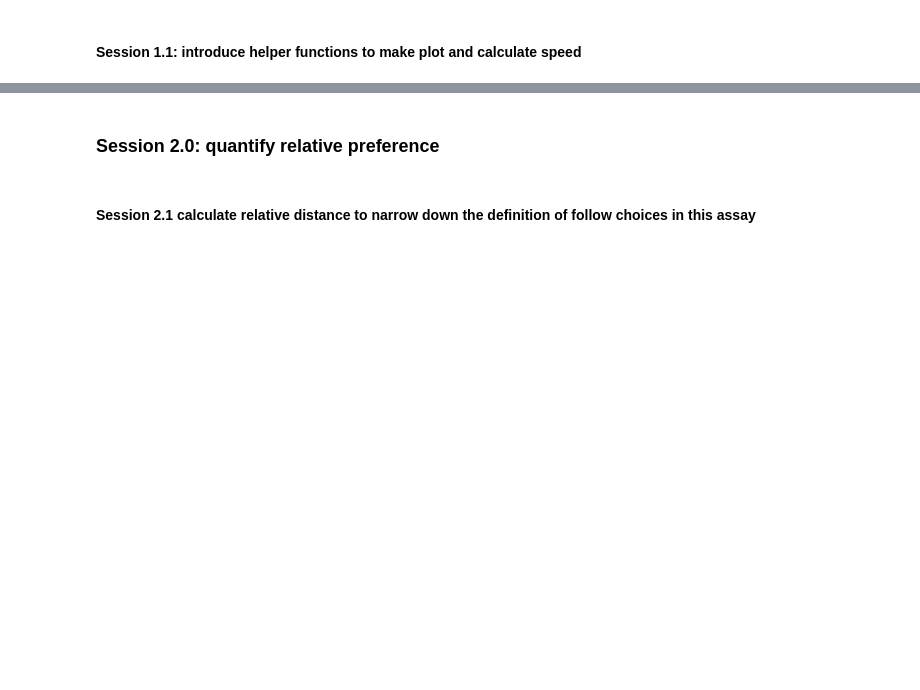
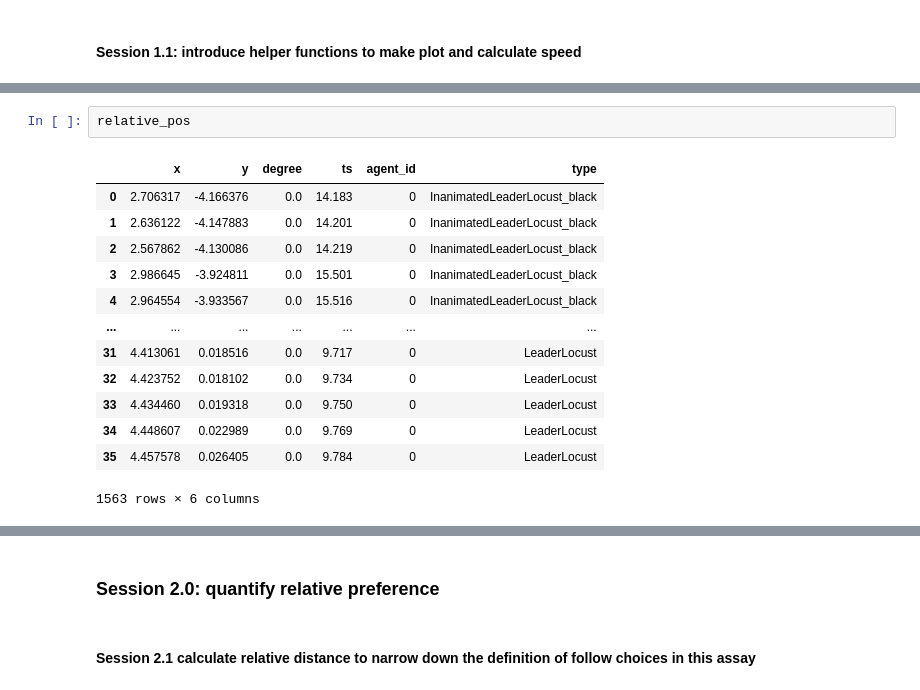
Before and after one commit to chiyu1203/UnityDataAnalysis, a Jupyter notebook: preference_analysis_tutorial.ipynb, the cells around one changed output, grey strips where cells are left out. Saved outputs shown, nothing was run; the diff lists cells and outputs as text; blank space fills up the shorter version.

```diff
--- a/preference_analysis_tutorial.ipynb
+++ b/preference_analysis_tutorial.ipynb
@@ -158,3 +160,19 @@ if "largest_unfilled_gap" in locals():
     analysis_methods['largest_unfilled_gap']= largest_unfilled_gap
 else:
     print("'largest_unfilled_gap' is not defined. Probably because the wrong folder of database is selected or portable USB is not inserted")
+# %%
+relative_pos
+# %% [output]
+|  | x | y | degree | ts | agent_id | type |
+| 0 | 2.706317 | -4.166376 | 0.0 | 14.183 | 0 | InanimatedLeaderLocust_black |
+| 1 | 2.636122 | -4.147883 | 0.0 | 14.201 | 0 | InanimatedLeaderLocust_black |
+| 2 | 2.567862 | -4.130086 | 0.0 | 14.219 | 0 | InanimatedLeaderLocust_black |
+| 3 | 2.986645 | -3.924811 | 0.0 | 15.501 | 0 | InanimatedLeaderLocust_black |
+| 4 | 2.964554 | -3.933567 | 0.0 | 15.516 | 0 | InanimatedLeaderLocust_black |
+| ... | ... | ... | ... | ... | ... | ... |
+| 31 | 4.413061 | 0.018516 | 0.0 | 9.717 | 0 | LeaderLocust |
+| 32 | 4.423752 | 0.018102 | 0.0 | 9.734 | 0 | LeaderLocust |
+| 33 | 4.434460 | 0.019318 | 0.0 | 9.750 | 0 | LeaderLocust |
+| 34 | 4.448607 | 0.022989 | 0.0 | 9.769 | 0 | LeaderLocust |
+| 35 | 4.457578 | 0.026405 | 0.0 | 9.784 | 0 | LeaderLocust |
+1563 rows × 6 columns
```
Also changed, not shown: parts of 27 cells of this notebook.
